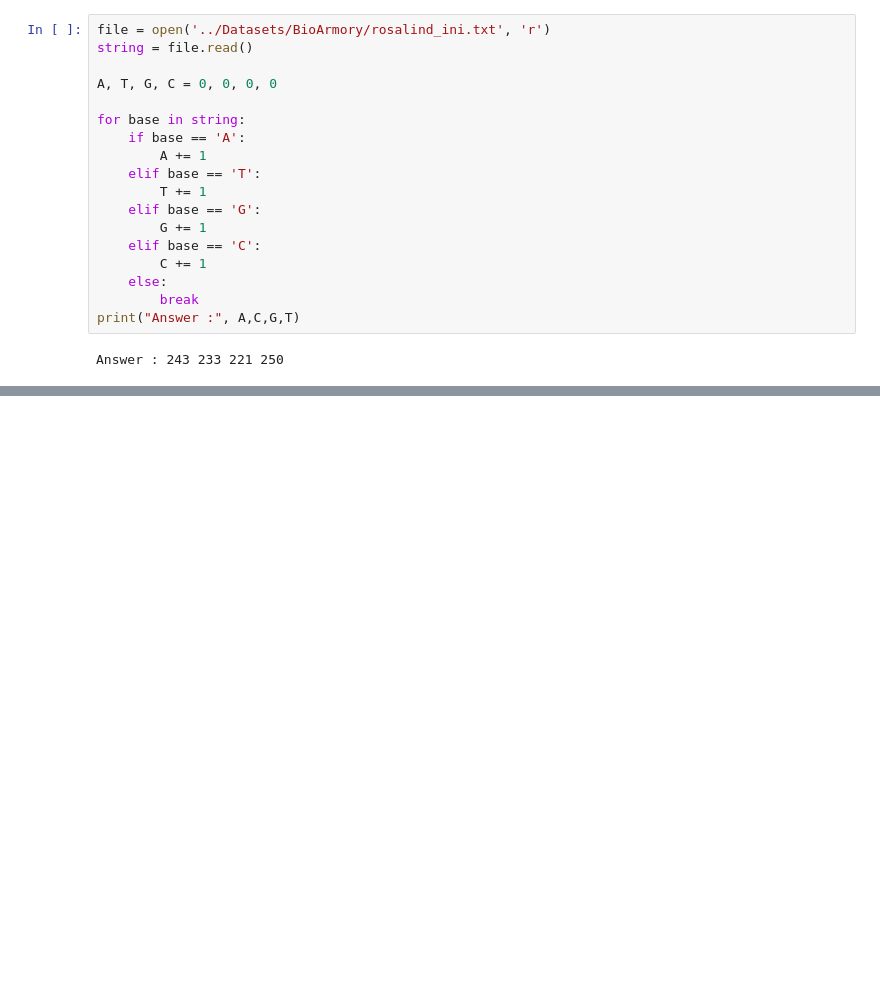
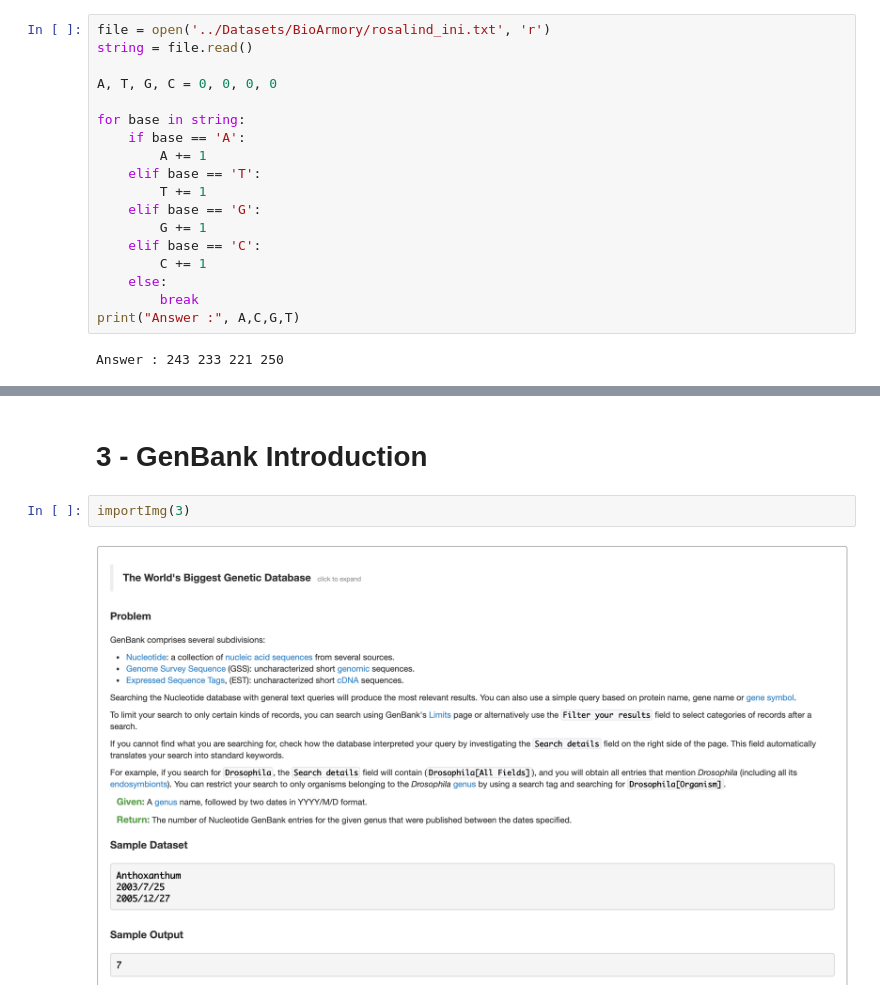
Before and after one commit to enesbasbug/Bioinformatics_Notebook, a Jupyter notebook: Codes_Py/Python/Bioinformatics_Armory.ipynb, the cells around one changed output, grey strips where cells are left out. Cells and saved outputs as stored; diff of their text form; blank space fills up the shorter version.

```diff
--- a/Codes_Py/Python/Bioinformatics_Armory.ipynb
+++ b/Codes_Py/Python/Bioinformatics_Armory.ipynb
@@ -35,0 +75,6 @@ Answer : 243 233 221 250
+# %% [markdown]
+# 3 - GenBank Introduction
+# %%
+importImg(3)
+# %% [output]
+[figure, added]
```
Also changed, not shown: parts of 10 cells of this notebook, 4 other files.
